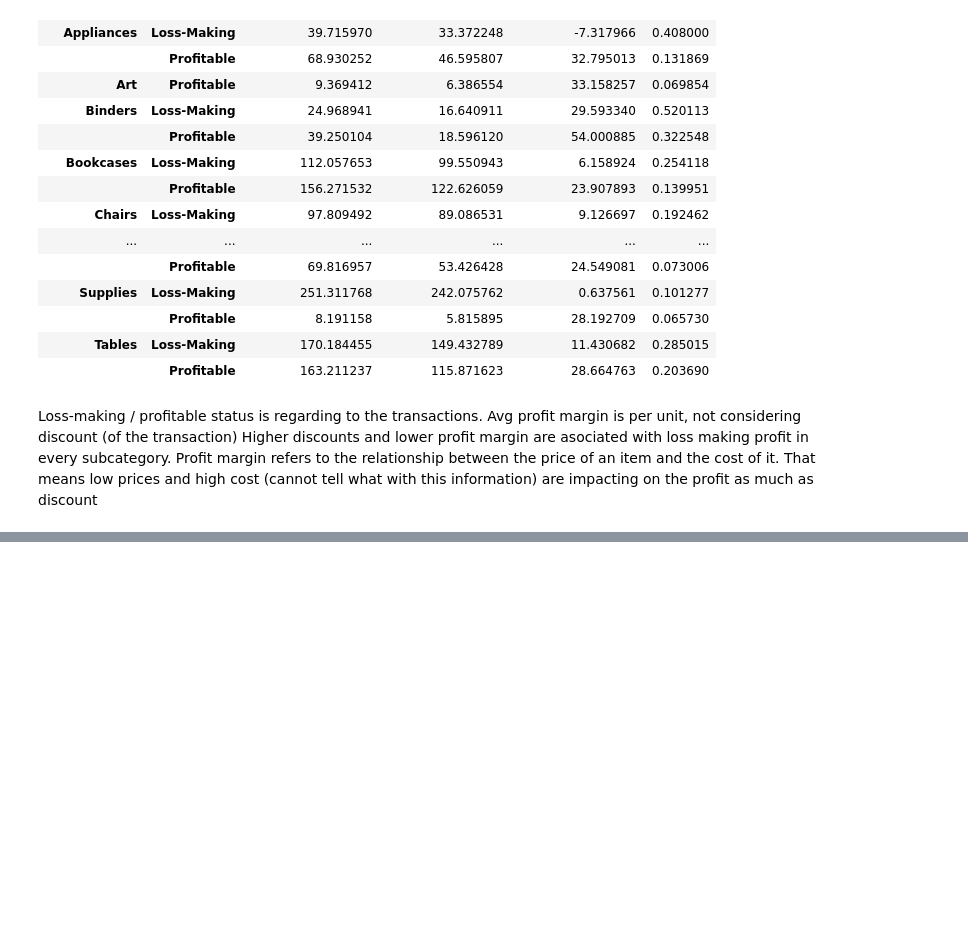
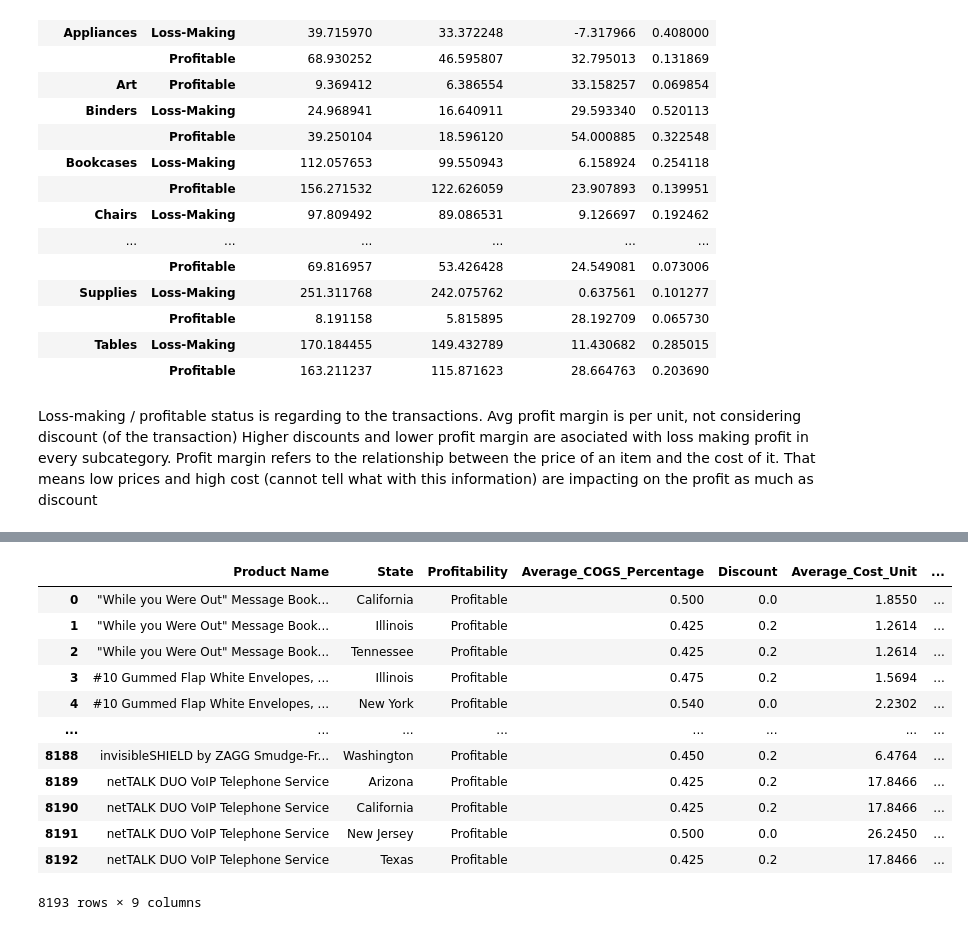
Before and after one commit to pabs-llama/projects, a Jupyter notebook: project_5_ecommerce/updated_superstore.ipynb, the cells around one changed output, grey strips where cells are left out. Drawn from its saved outputs; the diff is of its cells as text; code cells hidden in the pictures; blank space fills up the shorter version.

```diff
--- a/project_5_ecommerce/updated_superstore.ipynb
+++ b/project_5_ecommerce/updated_superstore.ipynb
@@ -663,0 +724,31 @@ state_revenue_impact_summary.to_csv("state_revenue_impact.csv")
+# %%
+# Reload the dataset
+
+# Recalculate COGS as a percentage of the estimated sale price
+superstore_df["COGS %"] = (superstore_df["Estimated Cost"] / superstore_df["Sales"])
+
+# Aggregate COGS % by Product Name, State, and Profitability
+product_cogs_recalculated = superstore_df.groupby(["Product Name", "State", "Profitability"]).agg(
+    Average_COGS_Percentage=("COGS %", "mean"),
+    Discount = ("Discount","mean"),
+    Average_Cost_Unit=("Estimated Cost p/unit", "mean"),
+    Average_Sale_Price_Unit=("Estimated Sale Price p/unit", "mean"),
+    Average_Profit=("Profit", "mean"),
+    Total_Quantity_Sold=("Quantity", "sum")
+).reset_index()
+
+product_cogs_recalculated
+# %% [output]
+|  | Product Name | State | Profitability | Average_COGS_Percentage | Discount | Average_Cost_Unit | ... |
+| 0 | "While you Were Out" Message Book... | California | Profitable | 0.500 | 0.0 | 1.8550 | ... |
+| 1 | "While you Were Out" Message Book... | Illinois | Profitable | 0.425 | 0.2 | 1.2614 | ... |
+| 2 | "While you Were Out" Message Book... | Tennessee | Profitable | 0.425 | 0.2 | 1.2614 | ... |
+| 3 | #10 Gummed Flap White Envelopes, ... | Illinois | Profitable | 0.475 | 0.2 | 1.5694 | ... |
+| 4 | #10 Gummed Flap White Envelopes, ... | New York | Profitable | 0.540 | 0.0 | 2.2302 | ... |
+| ... | ... | ... | ... | ... | ... | ... | ... |
+| 8188 | invisibleSHIELD by ZAGG Smudge-Fr... | Washington | Profitable | 0.450 | 0.2 | 6.4764 | ... |
+| 8189 | netTALK DUO VoIP Telephone Service | Arizona | Profitable | 0.425 | 0.2 | 17.8466 | ... |
+| 8190 | netTALK DUO VoIP Telephone Service | California | Profitable | 0.425 | 0.2 | 17.8466 | ... |
+| 8191 | netTALK DUO VoIP Telephone Service | New Jersey | Profitable | 0.500 | 0.0 | 26.2450 | ... |
+| 8192 | netTALK DUO VoIP Telephone Service | Texas | Profitable | 0.425 | 0.2 | 17.8466 | ... |
+8193 rows × 9 columns
```
Also changed, not shown: parts of 9 cells of this notebook, 1 other file.
